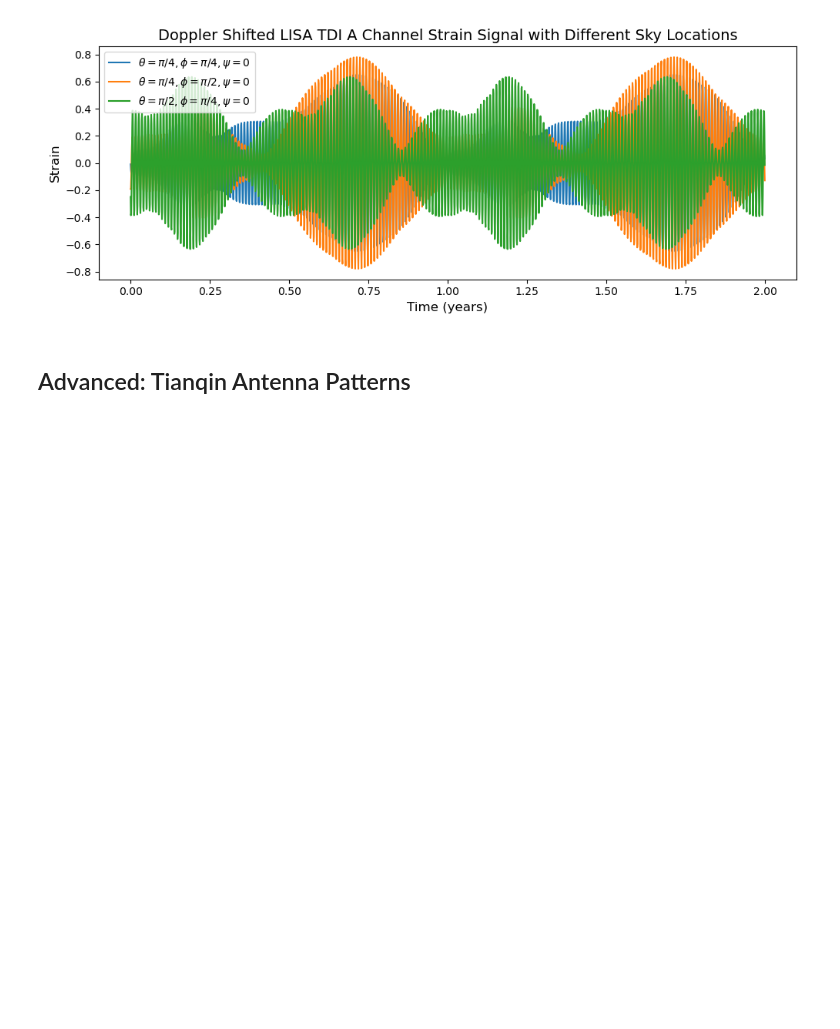
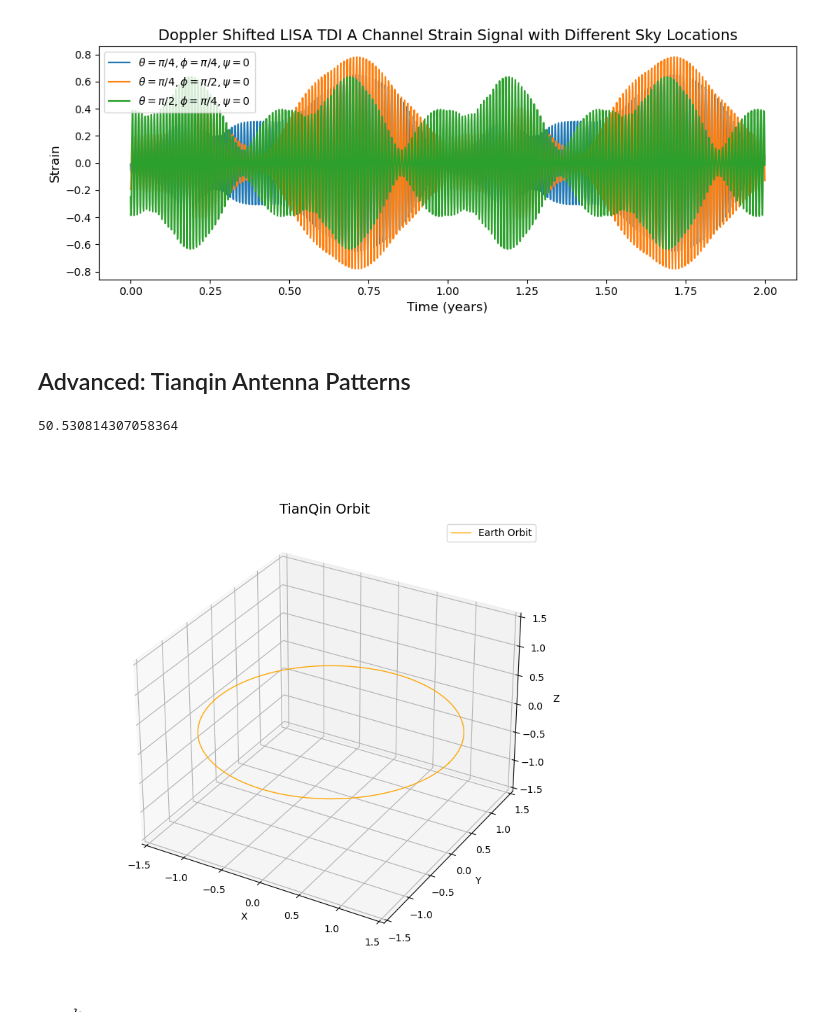
Before and after one commit to ShitongGuo/LZU_lab, a Jupyter notebook: lab_2.ipynb, the cells around one changed output. Cells and saved outputs as stored; diff of their text form; code cells hidden in the pictures; blank space fills up the shorter version.

Commit message:
lab_2. Finished tianqin orbit.

```diff
--- a/lab_2.ipynb
+++ b/lab_2.ipynb
@@ -431,3 +432,41 @@ plt.show()
 [figure]
 # %% [markdown]
 ## Advanced: Tianqin Antenna Patterns
+# %%
+from lab_2.tianqin_antenna import *
+
+RA = (8+6.3/60) * np.pi / 12  # Right Ascension in radians
+DEC = 15.27 * np.pi / 180  # Declination in radians
+
+ecl_lon, ecl_lat = equatorial_to_ecliptic(RA, DEC)
+
+t = np.linspace(0, 1, 400)
+L_Tianqin = 1e9  # Tianqin distance in meters, 10 times the real distance
+
+tianqin_orb, earth_orb = tianqin_positions_ssb_ecliptic_from_L(L=L_Tianqin, t_years=t, ecl_lon=ecl_lon, ecl_lat=ecl_lat)
+tianqin_1, tianqin_2, tianqin_3 = tianqin_orb
+# %%
+R = L_Tianqin / np.sqrt(3.0)
+omega = np.sqrt(MU_EARTH / R**3)    # 地心引力近似
+T_sat = 2.0 * np.pi / omega
+T_sat / 86400
+# %% [output]
+50.530814307058364
+# %%
+# Plot the TianQin orbit
+fig = plt.figure(figsize=(8, 8))
+plt.tight_layout()
+ax = fig.add_subplot(111, projection='3d')
+ax.plot(earth_orb[0], earth_orb[1], earth_orb[2], color='orange', lw=1, label='Earth Orbit')
+# ax.plot(tianqin_1[0], tianqin_1[1], tianqin_1[2], label='TianQin Satellite 1')
+# ax.plot(tianqin_2[0], tianqin_2[1], tianqin_2[2], label='TianQin Satellite 2')
+# ax.plot(tianqin_3[0], tianqin_3[1], tianqin_3[2], label='TianQin Satellite 3')
+ax.set_xlim(-1.5e11, 1.5e11)
+ax.set_ylim(-1.5e11, 1.5e11)
+ax.set_zlim(-1.5e11, 1.5e11)
+ax.set_xlabel('X'); ax.set_ylabel('Y'); ax.set_zlabel('Z')
+ax.set_title('TianQin Orbit', fontsize=14)
+ax.legend()
+plt.show()
+# %% [output]
+[figure, added]
```
Also changed, not shown: parts of 3 cells of this notebook, 3 other files.
